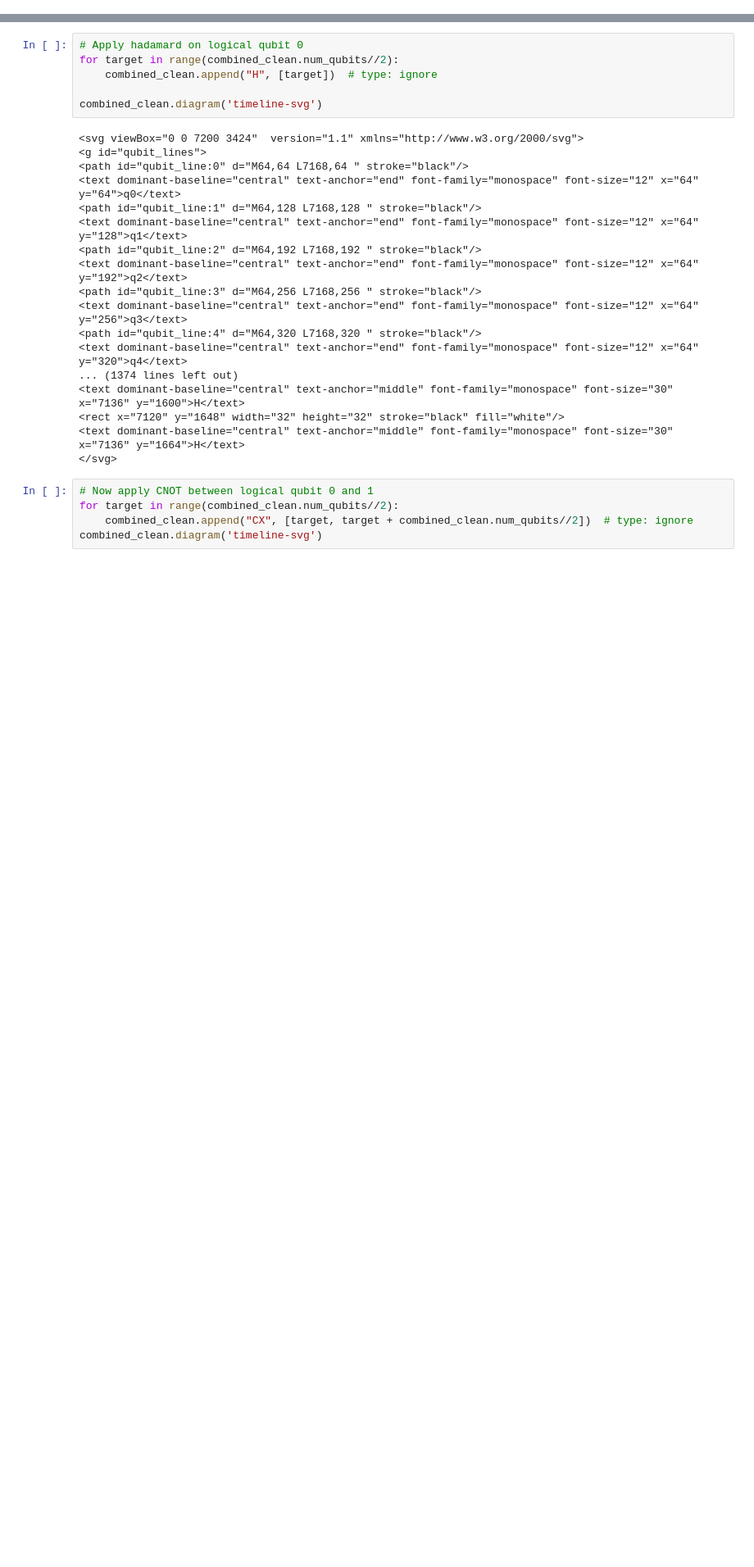
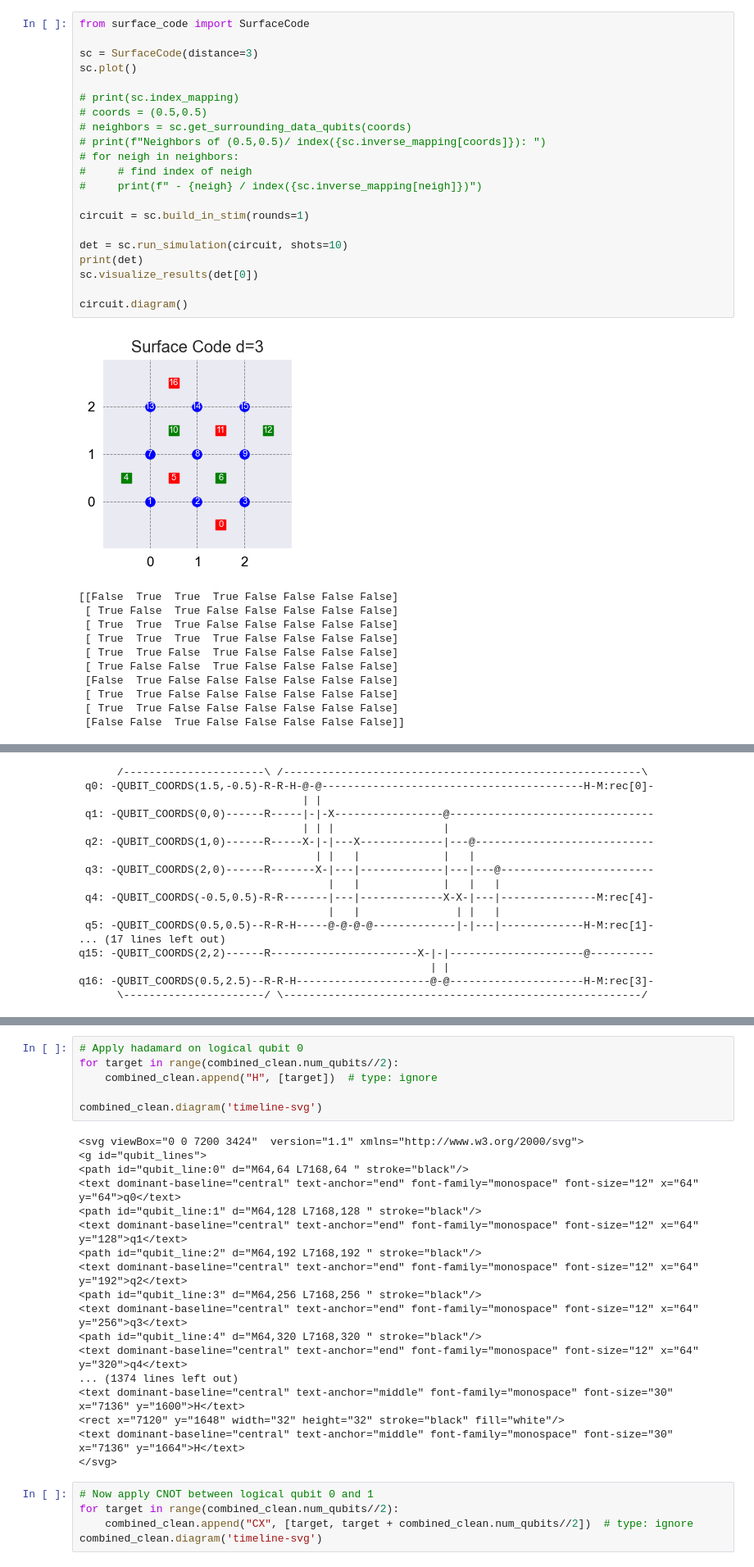
Before and after one commit to BjarneS2/Simulation_on_QEC_with_reconfigurable_atom_arrays, a Jupyter notebook: test.ipynb, the cells around one changed output, grey strips where cells are left out. Shown at 82% size. Saved outputs shown, nothing was run; the diff lists cells and outputs as text; blank space fills up the shorter version.

```diff
--- a/test.ipynb
+++ b/test.ipynb
@@ -25,0 +1,33 @@ Successfully applied noise to the circuit...
+# %%
+from surface_code import SurfaceCode
+
+sc = SurfaceCode(distance=3)
+sc.plot()
+
+# print(sc.index_mapping)
+# coords = (0.5,0.5)
+# neighbors = sc.get_surrounding_data_qubits(coords)
+# print(f"Neighbors of (0.5,0.5)/ index({sc.inverse_mapping[coords]}): ")
+# for neigh in neighbors:
+#     # find index of neigh
+#     print(f" - {neigh} / index({sc.inverse_mapping[neigh]})")
+
+circuit = sc.build_in_stim(rounds=1)
+
+det = sc.run_simulation(circuit, shots=10)
+print(det)
+sc.visualize_results(det[0])
+
+circuit.diagram()
+# %% [output]
+[figure, added]
+[[False  True  True  True False False False False]
+ [ True False  True False False False False False]
+ [ True  True  True False False False False False]
+ [ True  True  True  True False False False False]
+ [ True  True False  True False False False False]
+ [ True False False  True False False False False]
+ [False  True False False False False False False]
+ [ True  True False False False False False False]
+ [ True  True False False False False False False]
+ [False False  True False False False False False]]
@@ -25,0 +35,17 @@ Successfully applied noise to the circuit...
+      /----------------------\ /--------------------------------------------------------\
+ q0: -QUBIT_COORDS(1.5,-0.5)-R-R-H-@-@-----------------------------------------H-M:rec[0]-
+                                   | |
+ q1: -QUBIT_COORDS(0,0)------R-----|-|-X-----------------@--------------------------------
+                                   | | |                 |
+ q2: -QUBIT_COORDS(1,0)------R-----X-|-|---X-------------|---@----------------------------
+                                     | |   |             |   |
+ q3: -QUBIT_COORDS(2,0)------R-------X-|---|-------------|---|---@------------------------
+                                       |   |             |   |   |
+ q4: -QUBIT_COORDS(-0.5,0.5)-R-R-------|---|-------------X-X-|---|---------------M:rec[4]-
+                                       |   |               | |   |
+ q5: -QUBIT_COORDS(0.5,0.5)--R-R-H-----@-@-@-@-------------|-|---|-------------H-M:rec[1]-
+... (17 lines left out)
+q15: -QUBIT_COORDS(2,2)------R-----------------------X-|-|---------------------@----------
+                                                       | |
+q16: -QUBIT_COORDS(0.5,2.5)--R-R-H---------------------@-@---------------------H-M:rec[3]-
+      \----------------------/ \--------------------------------------------------------/
```
Also changed, not shown: parts of 12 cells of this notebook, 3 other files.
